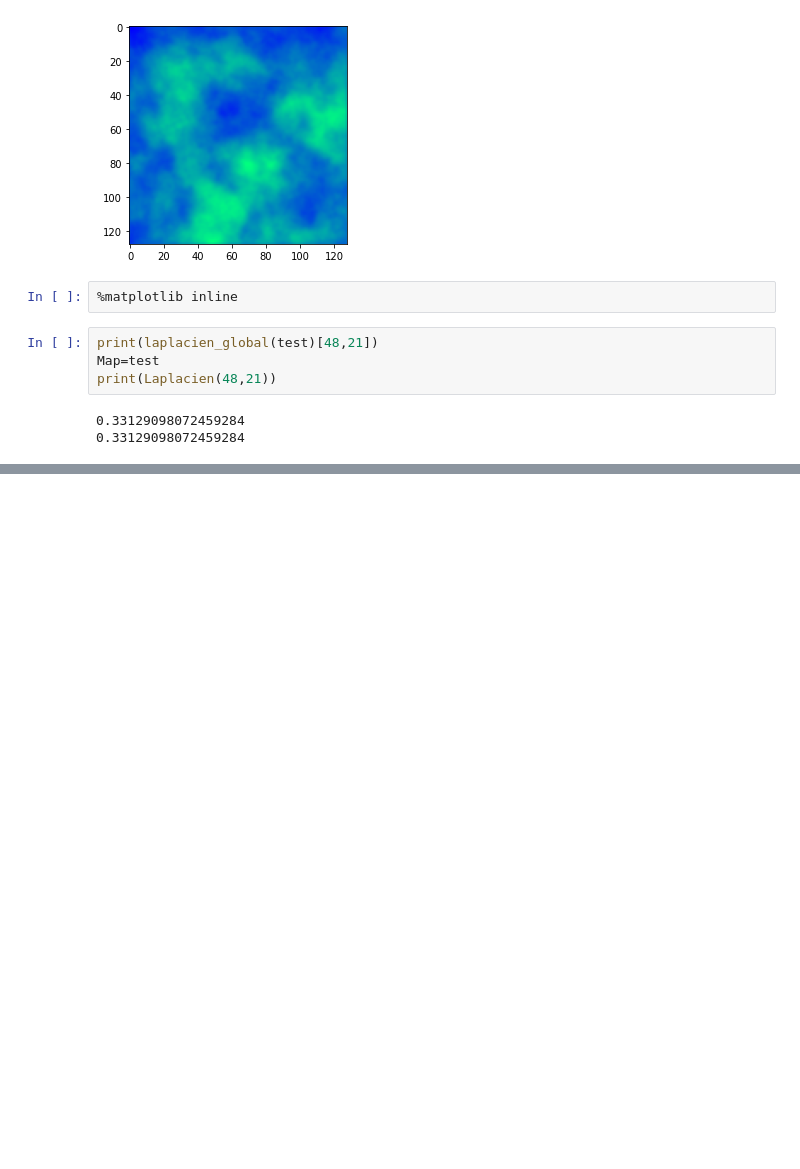
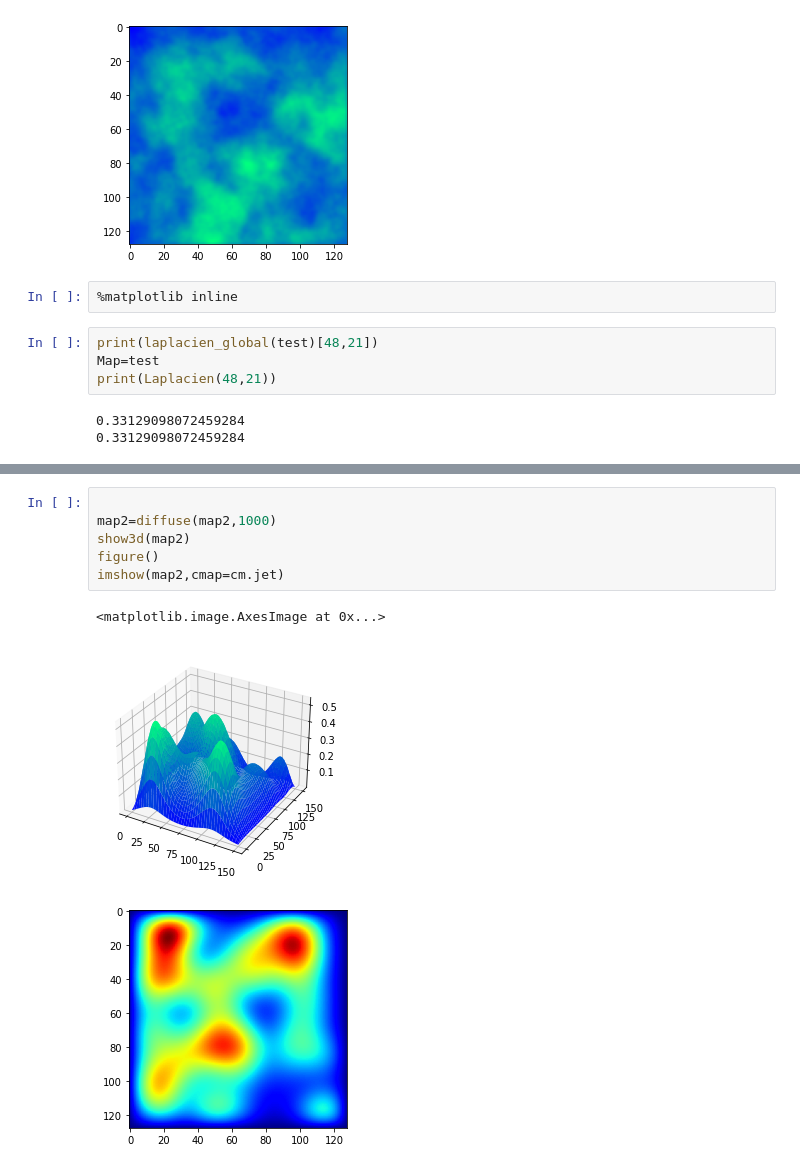
Before and after one commit to nico5655/OceanPSC, a Jupyter notebook: génération fond marin.ipynb, the cells around one changed output, grey strips where cells are left out. Drawn from its saved outputs; the diff is of its cells as text; blank space fills up the shorter version.

```diff
--- a/génération fond marin.ipynb
+++ b/génération fond marin.ipynb
@@ -152,0 +182,10 @@ imshow(map2,cmap=cm.jet)
+# %%
+
+map2=diffuse(map2,1000)
+show3d(map2)
+figure()
+imshow(map2,cmap=cm.jet)
+# %% [output]
+<matplotlib.image.AxesImage at 0x...>
+[figure, added]
+[figure, added]
```
Also changed, not shown: parts of 11 cells of this notebook.
